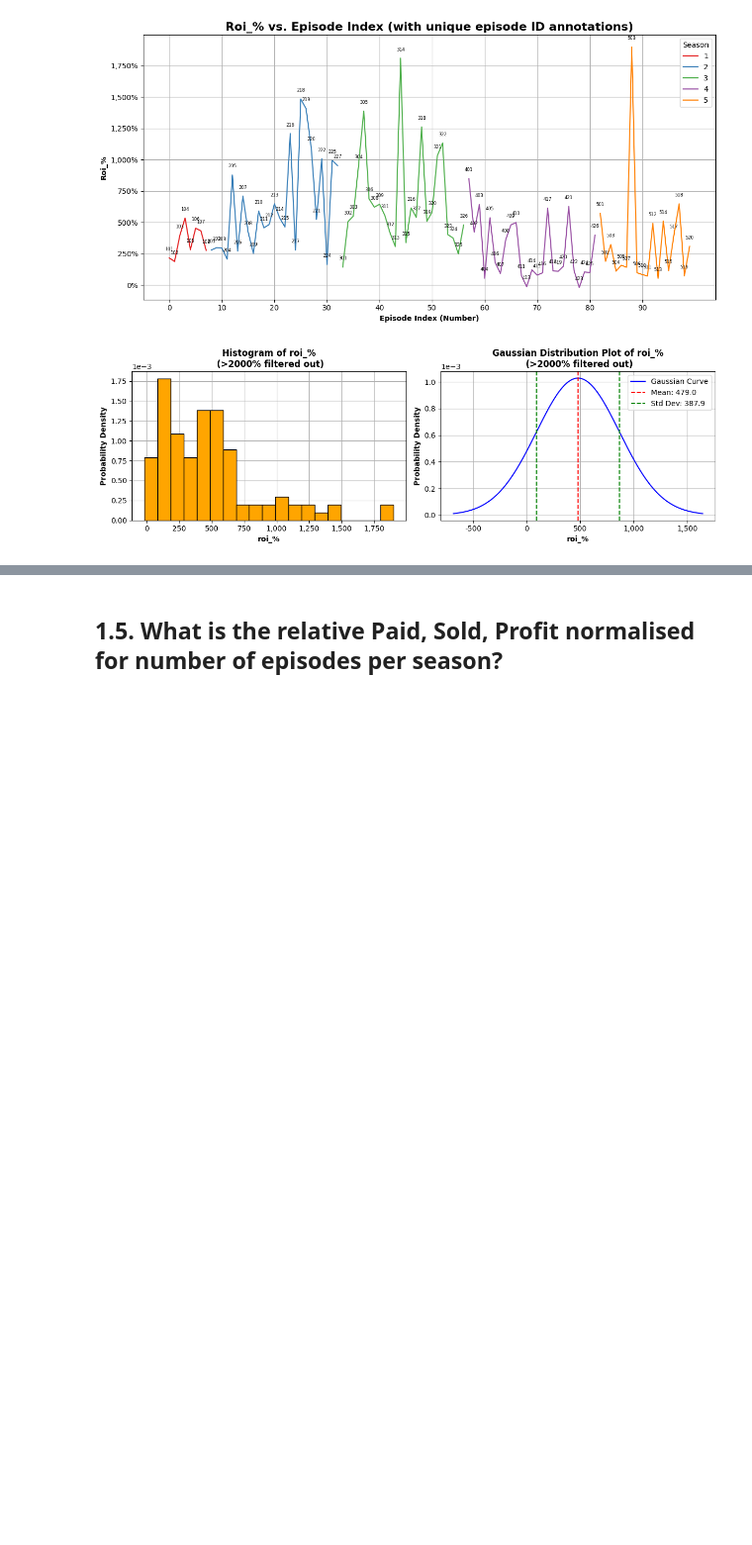
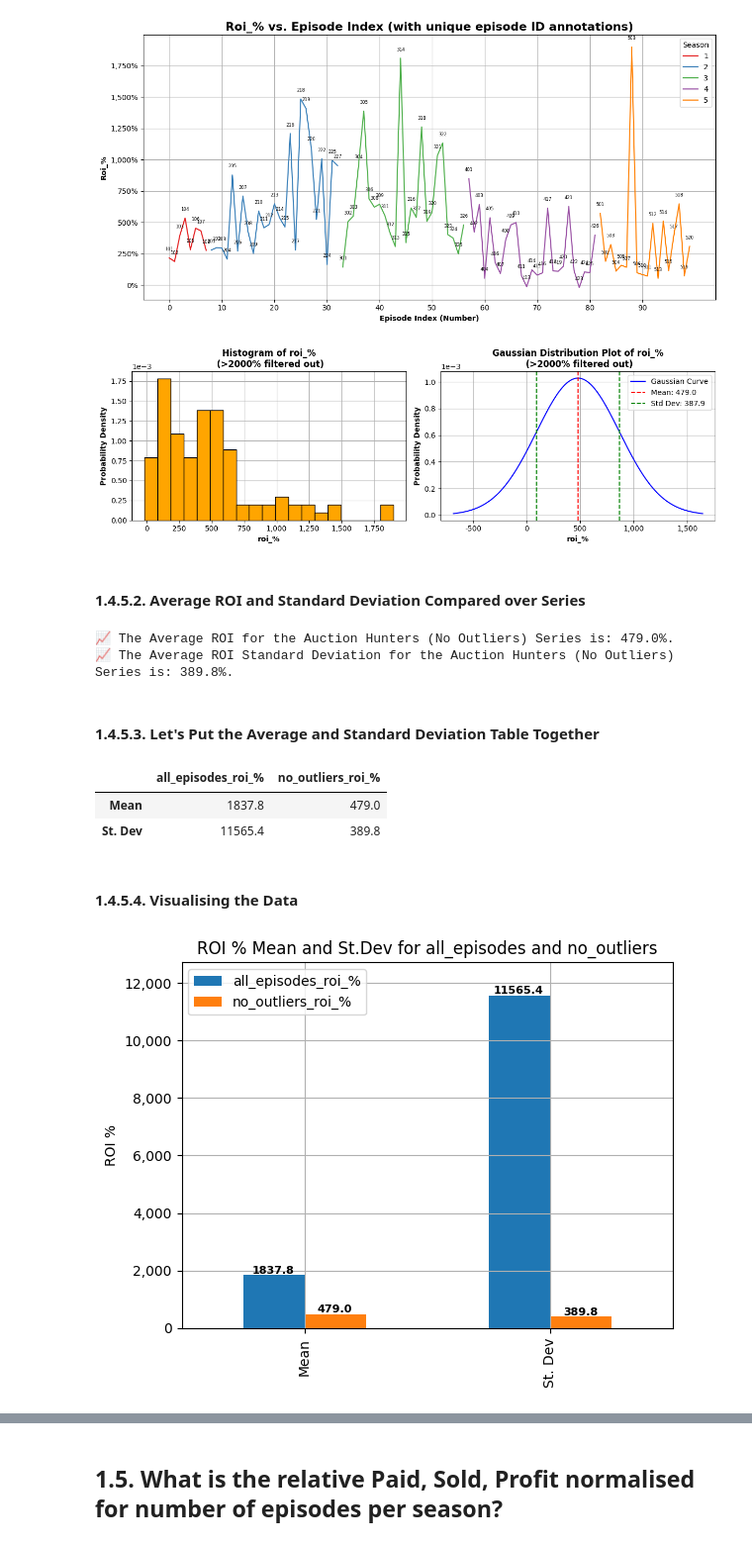
Before and after one commit to Joshua-Higgins-jp/Auction_Hunters_EDA, a Jupyter notebook: auction_hunters_eda.ipynb, the cells around one changed output, grey strips where cells are left out. Shown at 99% size. Saved outputs shown, nothing was run; the diff lists cells and outputs as text; code cells hidden in the pictures; blank space fills up the shorter version.

```diff
--- a/auction_hunters_eda.ipynb
+++ b/auction_hunters_eda.ipynb
@@ -615,5 +623,7 @@ show_me(df_pm_roi, 412)
 # %%
 average_roi_series = round(df_pm_roi.loc[:,'roi_%'].mean(), 1)
+std_dev_roi_series = round(df_pm_roi.loc[:,'roi_%'].std(), 1)
 print(f"📈 The Average ROI for the Auction Hunters Series is: {average_roi_series}%.")
+print(f"📈 The Average ROI Standard Deviation for the Auction Hunters Series is: {std_dev_roi_series}%.")
 # %% [output]
 📈 The Average ROI for the Auction Hunters Series is: 1837.8%.
@@ -709,3 +726,40 @@ show_basic_feature_plot(dataframe=df_ROI_low, feature_col='roi_%', unit="%")
 plot_gaussian_curve_histogram(df=df_pm_roi[df_pm_roi['roi_%'] < 2000], col_name='roi_%', title_append=" (>2000% filtered out)")
 # %% [output]
 [figure]
+# %% [markdown]
+#### 1.4.5.2. Average ROI and Standard Deviation Compared over Series
+# %%
+average_roi_series_no_outliers = round(df_ROI_no_outliers.loc[:,'roi_%'].mean(), 1)
+std_dev_roi_series_no_outliers = round(df_ROI_no_outliers.loc[:,'roi_%'].std(), 1)
+print(f"📈 The Average ROI for the Auction Hunters (No Outliers) Series is: {average_roi_series_no_outliers}%.")
+print(f"📈 The Average ROI Standard Deviation for the Auction Hunters (No Outliers) Series is: {std_dev_roi_series_no_outliers}%.")
+# %% [output]
+📈 The Average ROI for the Auction Hunters (No Outliers) Series is: 479.0%.
+📈 The Average ROI Standard Deviation for the Auction Hunters (No Outliers) Series is: 389.8%.
+# %% [markdown]
+#### 1.4.5.3. Let's Put the Average and Standard Deviation Table Together
+# %%
+data = [[average_roi_series, average_roi_series_no_outliers], [std_dev_roi_series, std_dev_roi_series_no_outliers]]
+cols = ['all_episodes_roi_%', 'no_outliers_roi_%']
+index = ['Mean', 'St. Dev']
+roi_average_std_series_with_without_outliers_df = pd.DataFrame(data=data, columns=cols, index=index)
+roi_average_std_series_with_without_outliers_df
+# %% [output]
+|  | all_episodes_roi_% | no_outliers_roi_% |
+| Mean | 1837.8 | 479.0 |
+| St. Dev | 11565.4 | 389.8 |
+# %% [markdown]
+#### 1.4.5.4. Visualising the Data
+# %%
+ax = roi_average_std_series_with_without_outliers_df.plot(kind="bar", title="ROI % Mean and St.Dev for all_episodes and no_outliers", grid=True, ylabel="ROI %")
+# Add labels on top of the bars
+for p in ax.patches:
+    ax.annotate(f'{p.get_height():.1f}', (p.get_x() + p.get_width() / 2., p.get_height()), ha='center', va='bottom', weight="bold", fontsize=8, color='black')
+
+# Extend the y axis a little bit and format the numbers to have commas.
+ax.set_ylim(0, 1.10 * roi_average_std_series_with_without_outliers_df.max().max())
+ax.yaxis.set_major_formatter(mtick.StrMethodFormatter('{x:,.0f}'))
+
+plt.show()
+# %% [output]
+[figure, added]
```
Also changed, not shown: parts of 54 cells of this notebook.
